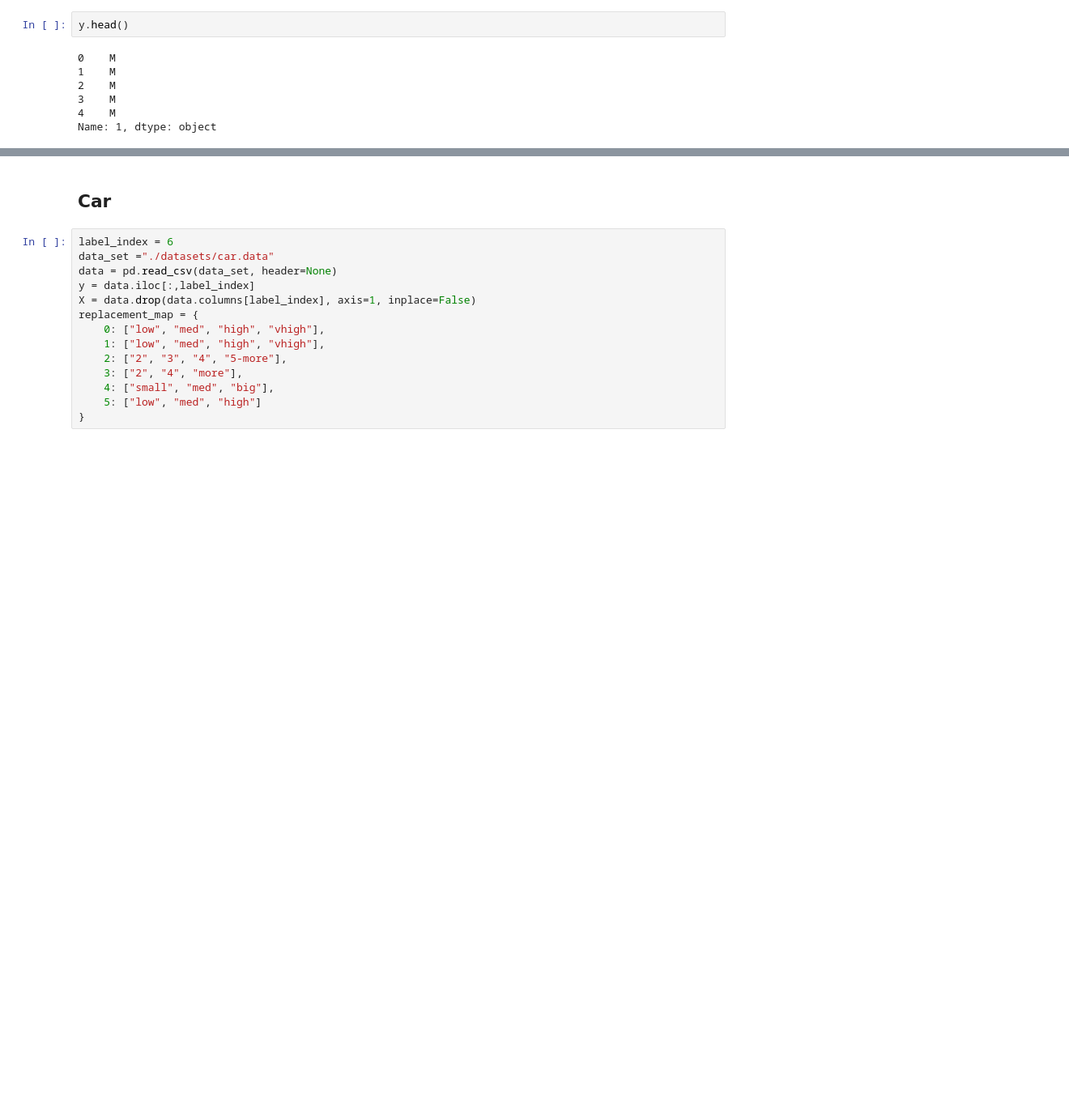
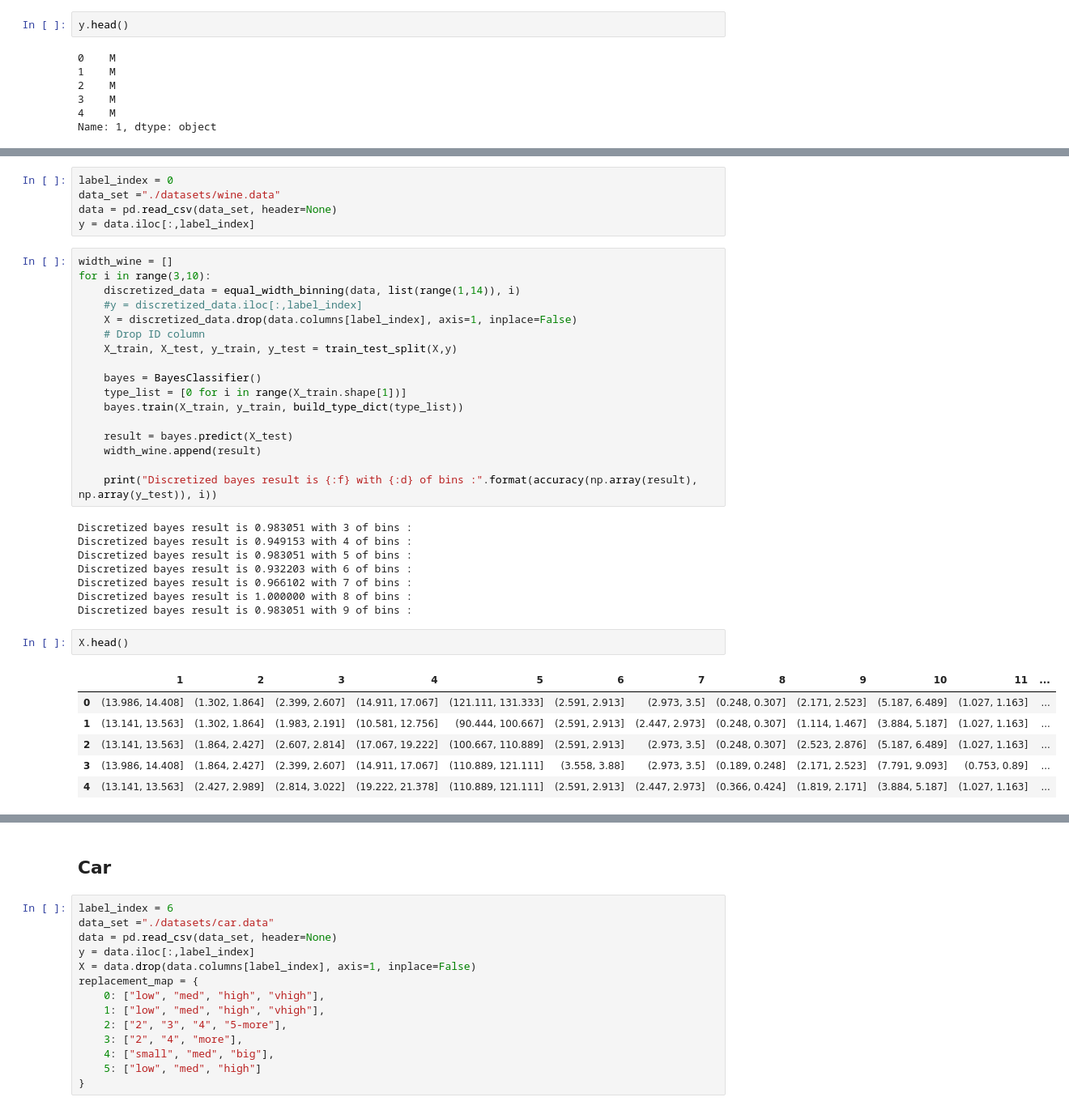
Before and after one commit to Haswf/NaiveBayesClassifier, a Jupyter notebook: assignment1_2020_template.ipynb, the cells around one changed output, grey strips where cells are left out. Shown at 81% size. Saved outputs shown, nothing was run; the diff lists cells and outputs as text; blank space fills up the shorter version.

```diff
--- a/assignment1_2020_template.ipynb
+++ b/assignment1_2020_template.ipynb
@@ -486 +540,40 @@ Name: 1, dtype: object
+# %%
+label_index = 0
+data_set ="./datasets/wine.data"
+data = pd.read_csv(data_set, header=None)
+y = data.iloc[:,label_index]
+# %%
+width_wine = []
+for i in range(3,10):
+    discretized_data = equal_width_binning(data, list(range(1,14)), i)
+    #y = discretized_data.iloc[:,label_index]
+    X = discretized_data.drop(data.columns[label_index], axis=1, inplace=False)
+    # Drop ID column
+    X_train, X_test, y_train, y_test = train_test_split(X,y)
+
+    bayes = BayesClassifier()
+    type_list = [0 for i in range(X_train.shape[1])]
+    bayes.train(X_train, y_train, build_type_dict(type_list))
+
+    result = bayes.predict(X_test)
+    width_wine.append(result)
+
+    print("Discretized bayes result is {:f} with {:d} of bins :".format(accuracy(np.array(result), np.array(y_test)), i))
+# %% [output]
+Discretized bayes result is 0.983051 with 3 of bins :
+Discretized bayes result is 0.949153 with 4 of bins :
+Discretized bayes result is 0.983051 with 5 of bins :
+Discretized bayes result is 0.932203 with 6 of bins :
+Discretized bayes result is 0.966102 with 7 of bins :
+Discretized bayes result is 1.000000 with 8 of bins :
+Discretized bayes result is 0.983051 with 9 of bins :
+# %%
+X.head()
+# %% [output]
+|  | 1 | 2 | 3 | 4 | 5 | 6 | 7 | 8 | 9 | 10 | 11 | ... |
+| 0 | (13.986, 14.408] | (1.302, 1.864] | (2.399, 2.607] | (14.911, 17.067] | (121.111, 131.333] | (2.591, 2.913] | (2.973, 3.5] | (0.248, 0.307] | (2.171, 2.523] | (5.187, 6.489] | (1.027, 1.163] | ... |
+| 1 | (13.141, 13.563] | (1.302, 1.864] | (1.983, 2.191] | (10.581, 12.756] | (90.444, 100.667] | (2.591, 2.913] | (2.447, 2.973] | (0.248, 0.307] | (1.114, 1.467] | (3.884, 5.187] | (1.027, 1.163] | ... |
+| 2 | (13.141, 13.563] | (1.864, 2.427] | (2.607, 2.814] | (17.067, 19.222] | (100.667, 110.889] | (2.591, 2.913] | (2.973, 3.5] | (0.248, 0.307] | (2.523, 2.876] | (5.187, 6.489] | (1.027, 1.163] | ... |
+| 3 | (13.986, 14.408] | (1.864, 2.427] | (2.399, 2.607] | (14.911, 17.067] | (110.889, 121.111] | (3.558, 3.88] | (2.973, 3.5] | (0.189, 0.248] | (2.171, 2.523] | (7.791, 9.093] | (0.753, 0.89] | ... |
+| 4 | (13.141, 13.563] | (2.427, 2.989] | (2.814, 3.022] | (19.222, 21.378] | (110.889, 121.111] | (2.591, 2.913] | (2.447, 2.973] | (0.366, 0.424] | (1.819, 2.171] | (3.884, 5.187] | (1.027, 1.163] | ... |
 # %%
```
Also changed, not shown: parts of 18 cells of this notebook.
